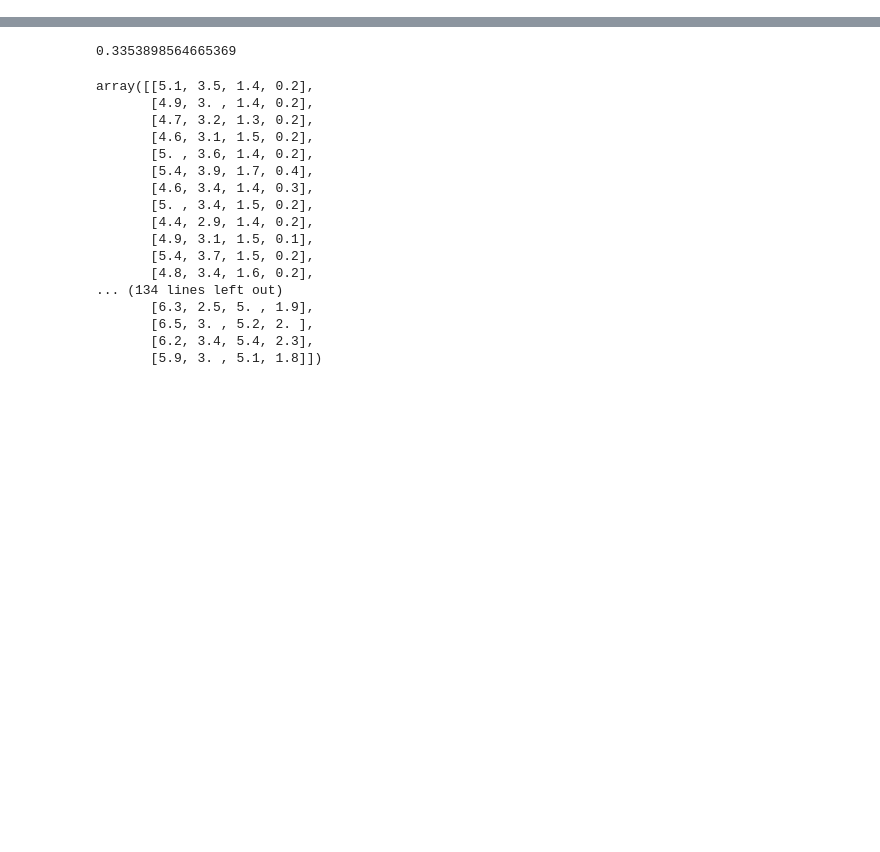
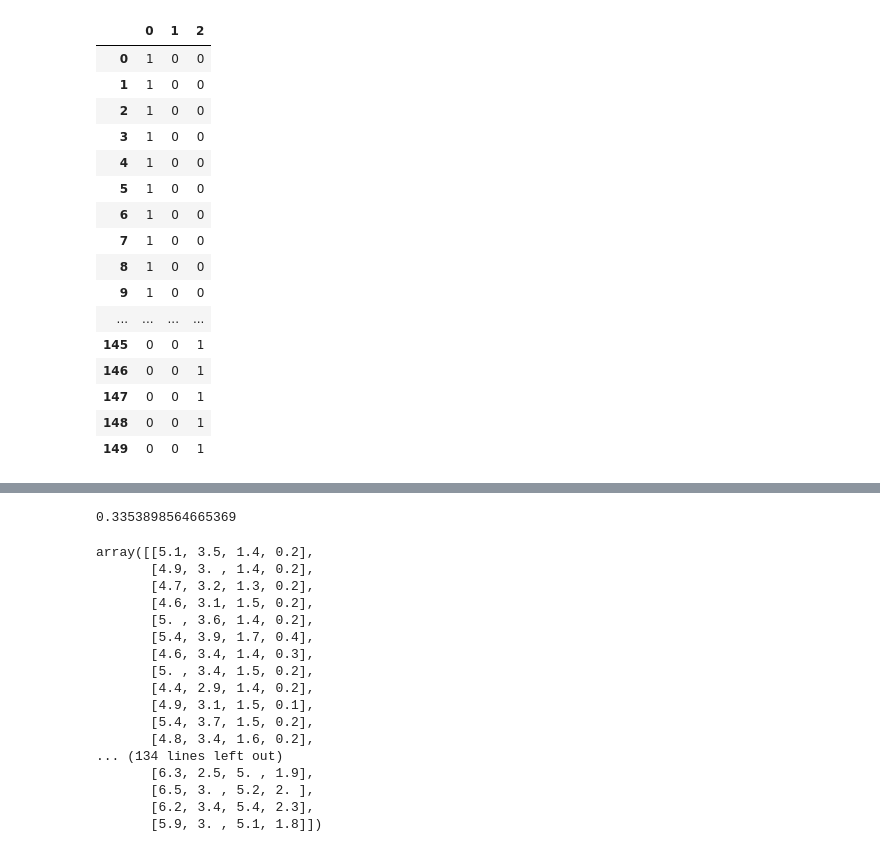
Before and after one commit to shotahorii/bareml, a Jupyter notebook: notebook/ml_from_scratch/test.ipynb, the cells around one changed output, grey strips where cells are left out. Cells and saved outputs as stored; diff of their text form; code cells hidden in the pictures; blank space fills up the shorter version.

```diff
--- a/notebook/ml_from_scratch/test.ipynb
+++ b/notebook/ml_from_scratch/test.ipynb
@@ -7,2 +59,22 @@ sys.path.append('../../')
+# %%
+pd.DataFrame(lr.predict(X))
+# %% [output]
+|  | 0 | 1 | 2 |
+| 0 | 1 | 0 | 0 |
+| 1 | 1 | 0 | 0 |
+| 2 | 1 | 0 | 0 |
+| 3 | 1 | 0 | 0 |
+| 4 | 1 | 0 | 0 |
+| 5 | 1 | 0 | 0 |
+| 6 | 1 | 0 | 0 |
+| 7 | 1 | 0 | 0 |
+| 8 | 1 | 0 | 0 |
+| 9 | 1 | 0 | 0 |
+| ... | ... | ... | ... |
+| 145 | 0 | 0 | 1 |
+| 146 | 0 | 0 | 1 |
+| 147 | 0 | 0 | 1 |
+| 148 | 0 | 0 | 1 |
+| 149 | 0 | 0 | 1 |
 # %%
 from scripts.loss_functions import CrossEntropy
```
Also changed, not shown: parts of 75 cells of this notebook, 3 other files.
